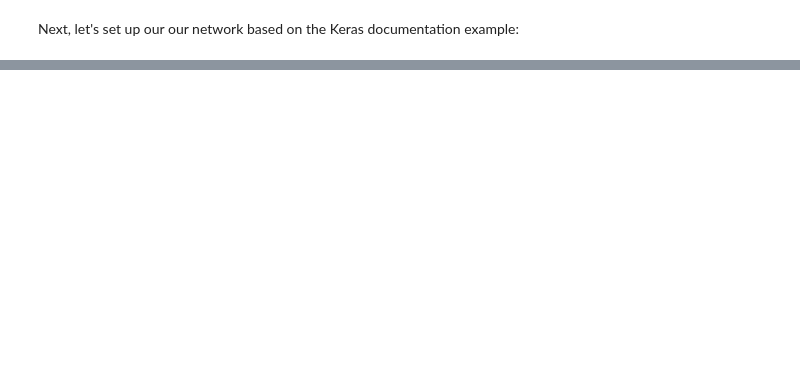
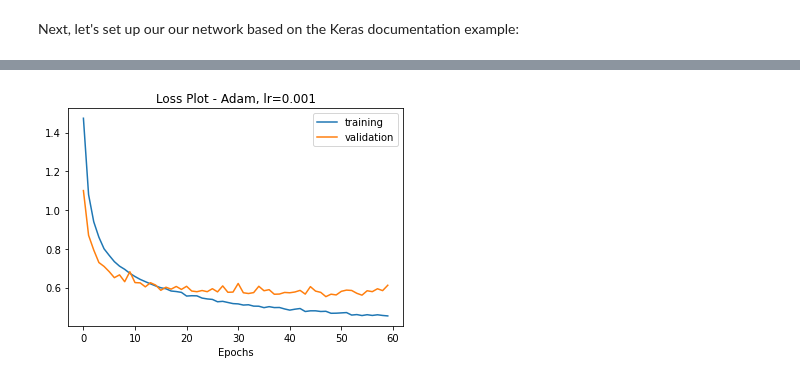
Before and after one commit to wcneill/jn-neural-networks, a Jupyter notebook: udacity_pytorch/pytorch10_cnn2.ipynb, the cells around one changed output, grey strips where cells are left out. Saved outputs shown, nothing was run; the diff lists cells and outputs as text; code cells hidden in the pictures; blank space fills up the shorter version.

Commit message:
completed comparison of Adam and SGD over 60 epochs

```diff
--- a/udacity_pytorch/pytorch10_cnn2.ipynb
+++ b/udacity_pytorch/pytorch10_cnn2.ipynb
@@ -31,7 +31,7 @@ transform = transforms.Compose([transforms.ToTensor(),
                                                    (0.5, 0.5, 0.5))])
 # %%
 trainset = datasets.CIFAR10('./data/cifar10/', download=True, train=True, transform=augment)
-testset = datasets.CIFAR10('./data/cifar10/', download=True, transform=transform)
+testset = datasets.CIFAR10('./data/cifar10/', download=True, train=False, transform=transform)
 # %% [output]
 Files already downloaded and verified
 Files already downloaded and verified
@@ -58,10 +59,25 @@ class Network(nn.Module):
     def __init__(self):
         super().__init__()
         self.conv1 = nn.Conv2d(3, 32, 3, padding=1)
-        # this layer gets a
         self.conv2 = nn.Conv2d(32, 32, 3, padding=1)
+        self.conv3 = nn.Conv2d(32, 64, 3, padding=1)
+        self.conv4 = nn.Conv2d(64, 64, 3, padding=1)
+        self.fc1   = nn.Linear(64*8*8, 512)
+        self.out   = nn.Linear(512, 10)
+
         self.pool  = nn.MaxPool2d(2,2)
-        self.conv3 = nn.Conv2d(64, 64, 3, padding=1)
-        self.conv4 = nn.Conv2d(64, 64, 3, padding=1)
-        self.pool  = nn.MaxPool2d(2,2)
-        self.fc1   = nn.Linear(32*32*)
+        self.drop1 = nn.Dropout(p=0.25)
+        self.drop2 = nn.Dropout(p=0.5)
+
+    def forward(self, x):
+        x = F.relu(self.conv1(x))
+        x = F.relu(self.conv2(x))
+        x = self.drop1(self.pool(x))
+        x = F.relu(self.conv3(x))
+        x = F.relu(self.conv4(x))
+        x = self.drop1(self.pool(x))
+
+        x = x.view(-1, 64*8*8)
+        x = F.relu(self.fc1(x))
+        x = self.out(self.drop2(x))
+        return x
@@ -67,0 +100,7 @@ class Network(nn.Module):
+# %%
+convnet = Network()
+device = torch.device('cuda' if torch.cuda.is_available() else 'cpu')
+epochs = 60
+lr = 0.001
+opt = optim.Adam(convnet.parameters(), lr=lr)
+criterion = nn.CrossEntropyLoss()
@@ -67,0 +171,9 @@ class Network(nn.Module):
+# %%
+plt.title('Loss Plot - Adam, lr=0.001')
+plt.plot(train_loss, label='training')
+plt.plot(valid_loss, label='validation')
+plt.xlabel('Epochs')
+plt.legend()
+plt.savefig('loss2.png')
+# %% [output]
+[figure, added]
```
Also changed, not shown: parts of 11 cells of this notebook, 1 other file.
